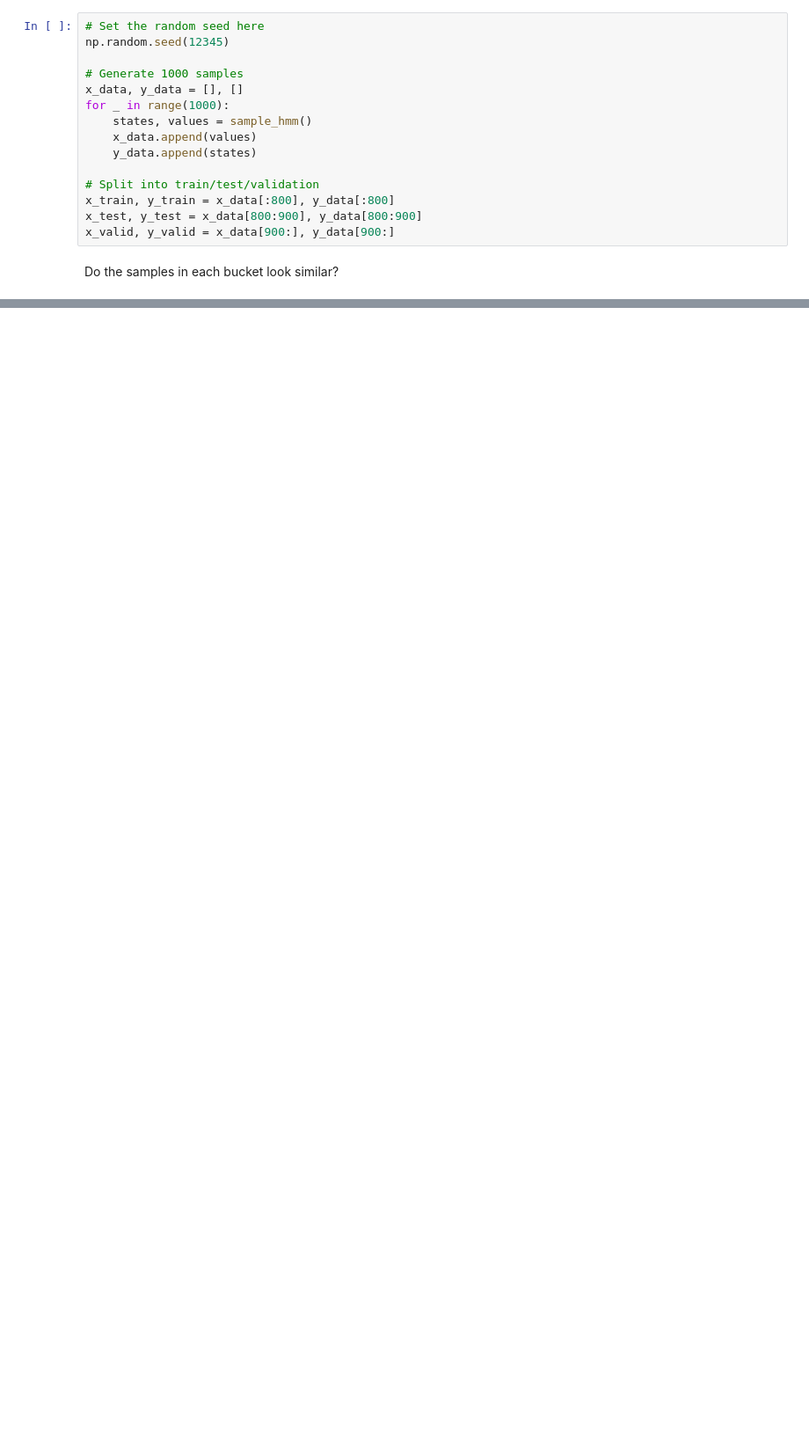
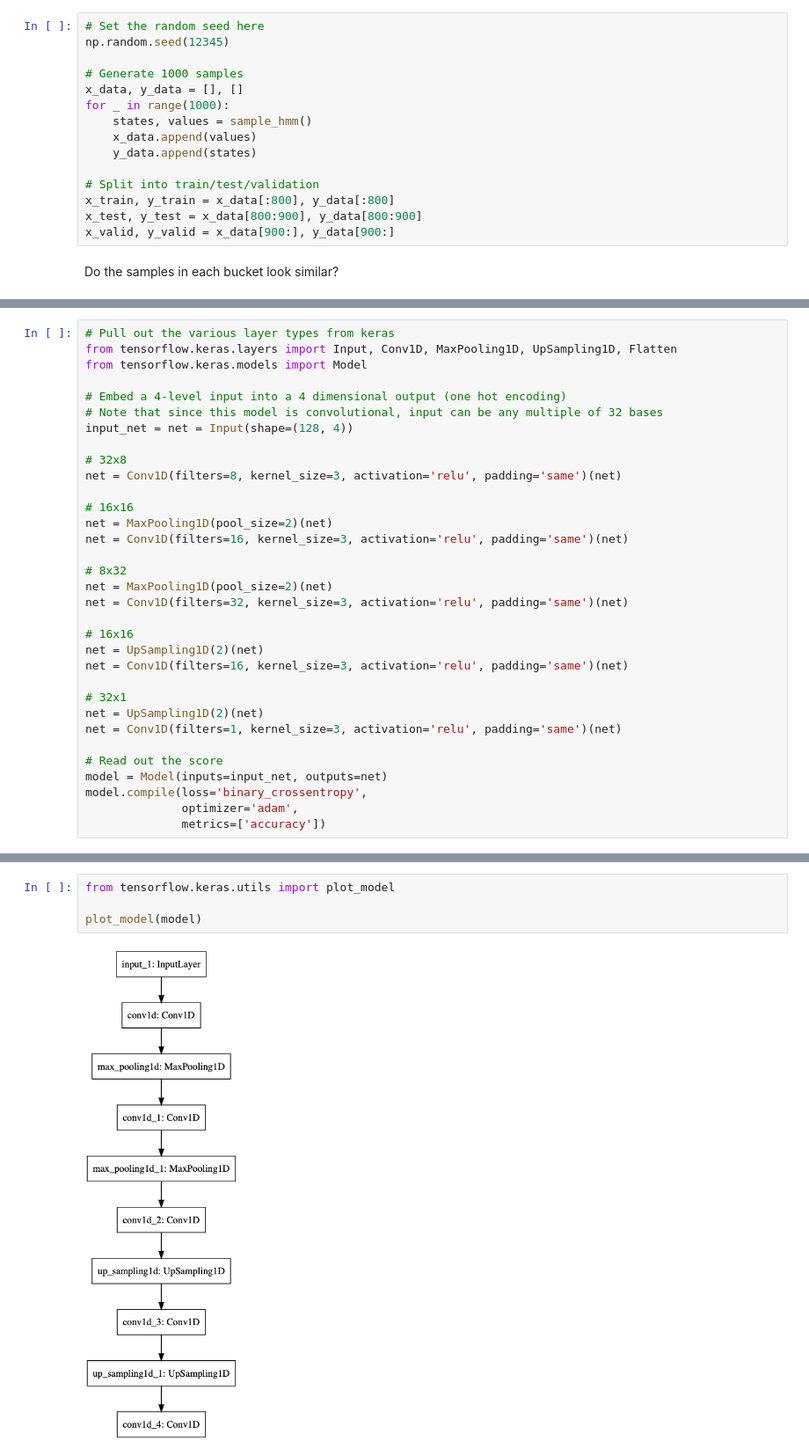
Before and after one commit to david-a-joy/tf2-sequence-demo, a Jupyter notebook: Tensorflow Sequence Demo.ipynb, the cells around one changed output, grey strips where cells are left out. Shown at 88% size. Drawn from its saved outputs; the diff is of its cells as text; blank space fills up the shorter version.

```diff
--- a/Tensorflow Sequence Demo.ipynb
+++ b/Tensorflow Sequence Demo.ipynb
@@ -234,0 +277,33 @@ model = tf.keras.Sequential([
+# %%
+# Pull out the various layer types from keras
+from tensorflow.keras.layers import Input, Conv1D, MaxPooling1D, UpSampling1D, Flatten
+from tensorflow.keras.models import Model
+
+# Embed a 4-level input into a 4 dimensional output (one hot encoding)
+# Note that since this model is convolutional, input can be any multiple of 32 bases
+input_net = net = Input(shape=(128, 4))
+
+# 32x8
+net = Conv1D(filters=8, kernel_size=3, activation='relu', padding='same')(net)
+
+# 16x16
+net = MaxPooling1D(pool_size=2)(net)
+net = Conv1D(filters=16, kernel_size=3, activation='relu', padding='same')(net)
+
+# 8x32
+net = MaxPooling1D(pool_size=2)(net)
+net = Conv1D(filters=32, kernel_size=3, activation='relu', padding='same')(net)
+
+# 16x16
+net = UpSampling1D(2)(net)
+net = Conv1D(filters=16, kernel_size=3, activation='relu', padding='same')(net)
+
+# 32x1
+net = UpSampling1D(2)(net)
+net = Conv1D(filters=1, kernel_size=3, activation='relu', padding='same')(net)
+
+# Read out the score
+model = Model(inputs=input_net, outputs=net)
+model.compile(loss='binary_crossentropy',
+              optimizer='adam',
+              metrics=['accuracy'])
@@ -234,0 +335,6 @@ model = tf.keras.Sequential([
+# %%
+from tensorflow.keras.utils import plot_model
+
+plot_model(model)
+# %% [output]
+[figure, added]
```
Also changed, not shown: parts of 66 cells of this notebook, 6 other files.
